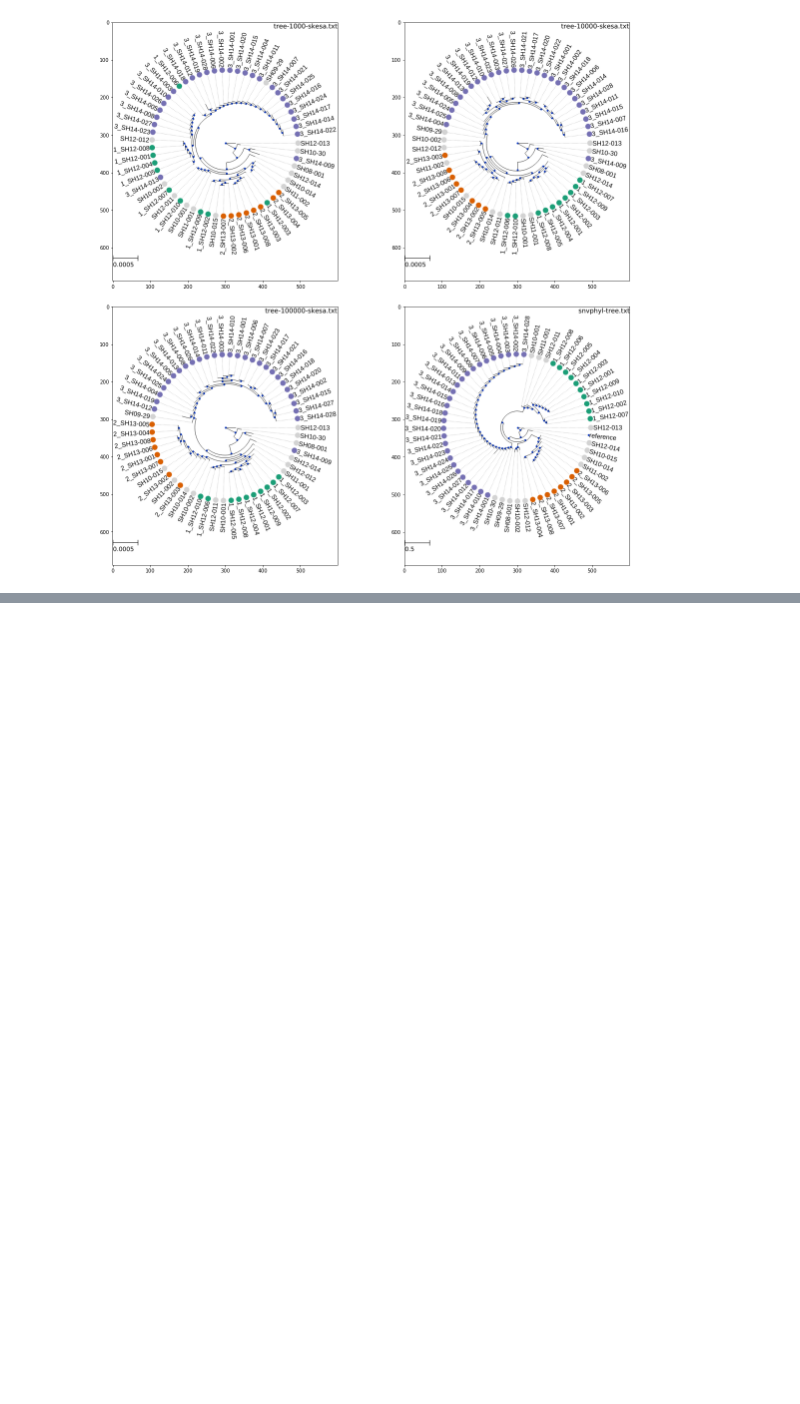
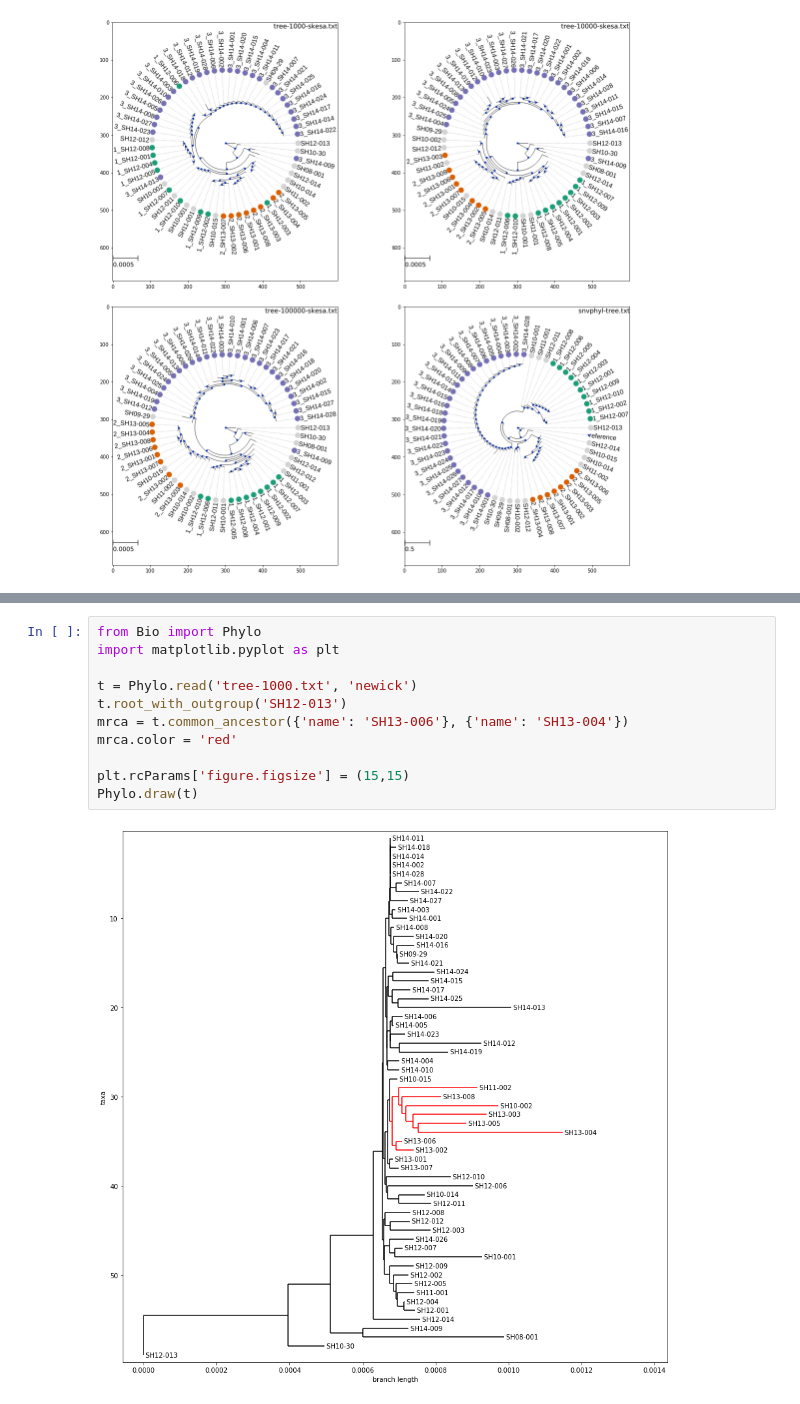
Before and after one commit to apetkau/thesis-workflows, a Jupyter notebook: mash-nextflow/tree-comparisons/clustering-performance.ipynb, the cells around one changed output, grey strips where cells are left out. Saved outputs shown, nothing was run; the diff lists cells and outputs as text; blank space fills up the shorter version.

Commit message:
Class for evaluating tree at clustering

```diff
--- a/mash-nextflow/tree-comparisons/clustering-performance.ipynb
+++ b/mash-nextflow/tree-comparisons/clustering-performance.ipynb
@@ -103,0 +132,13 @@ plt.show()
+# %%
+from Bio import Phylo
+import matplotlib.pyplot as plt
+
+t = Phylo.read('tree-1000.txt', 'newick')
+t.root_with_outgroup('SH12-013')
+mrca = t.common_ancestor({'name': 'SH13-006'}, {'name': 'SH13-004'})
+mrca.color = 'red'
+
+plt.rcParams['figure.figsize'] = (15,15)
+Phylo.draw(t)
+# %% [output]
+[figure, added]
```
Also changed, not shown: parts of 5 cells of this notebook.
